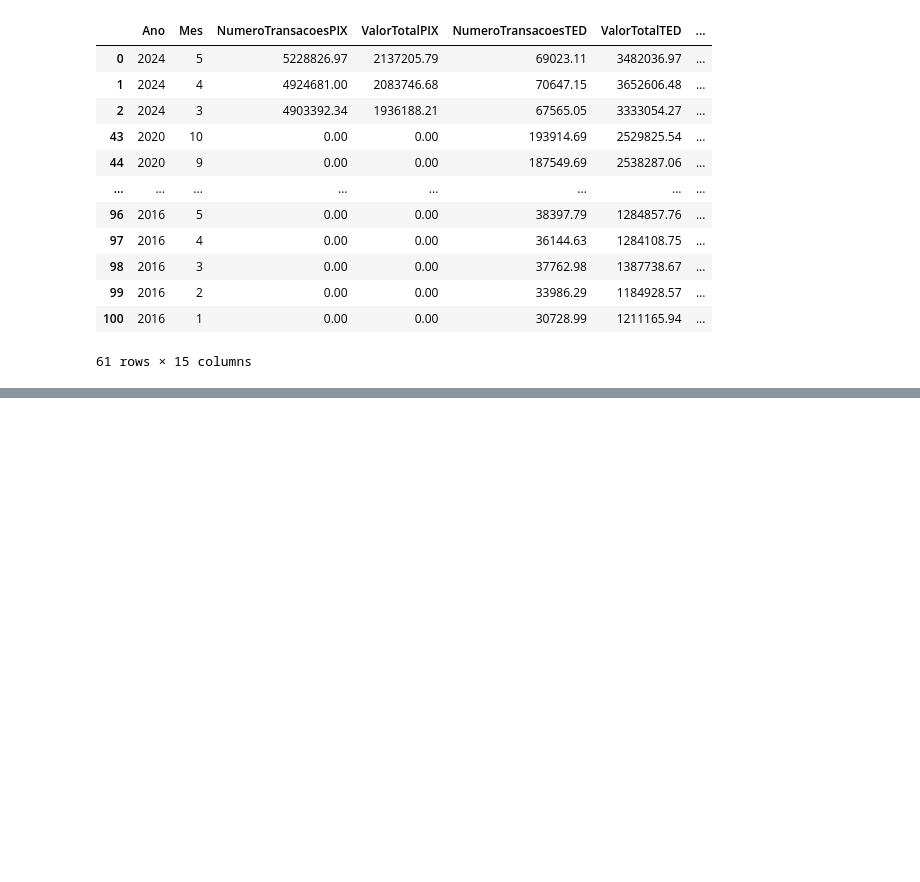
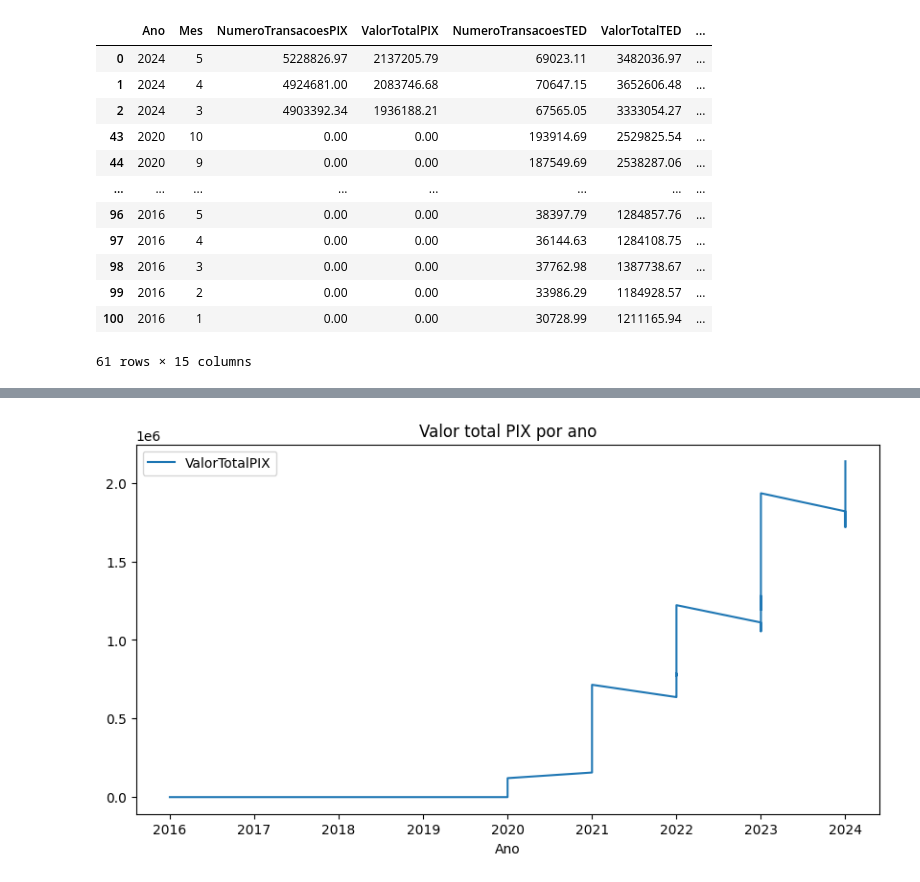
Before and after one commit to wallacee20/MetodoPagamentoBr, a Jupyter notebook: metodo_pagamento.ipynb, the cells around one changed output, grey strips where cells are left out. Drawn from its saved outputs; the diff is of its cells as text; code cells hidden in the pictures; blank space fills up the shorter version.

```diff
--- a/metodo_pagamento.ipynb
+++ b/metodo_pagamento.ipynb
@@ -288,0 +276,6 @@ cop_df_unificado
+# %%
+df_backup.plot(x='Ano', y='ValorTotalPIX', kind='line', figsize=(10,5))
+plt.title('Valor total PIX por ano')
+plt.show()
+# %% [output]
+[figure, added]
```
Also changed, not shown: parts of 33 cells of this notebook, 1 other file.
